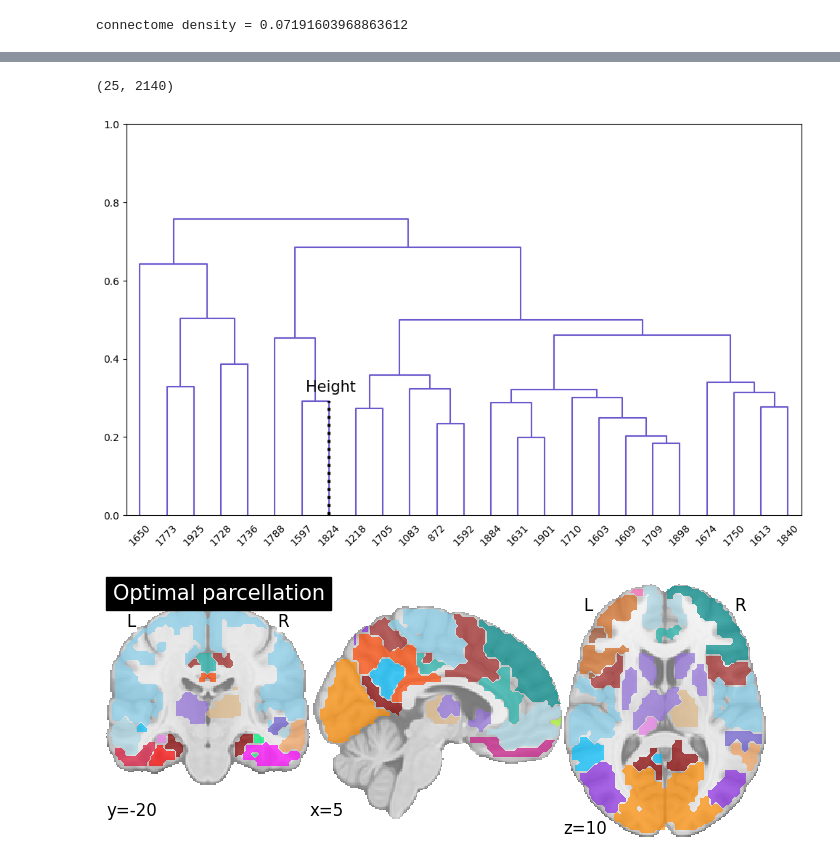
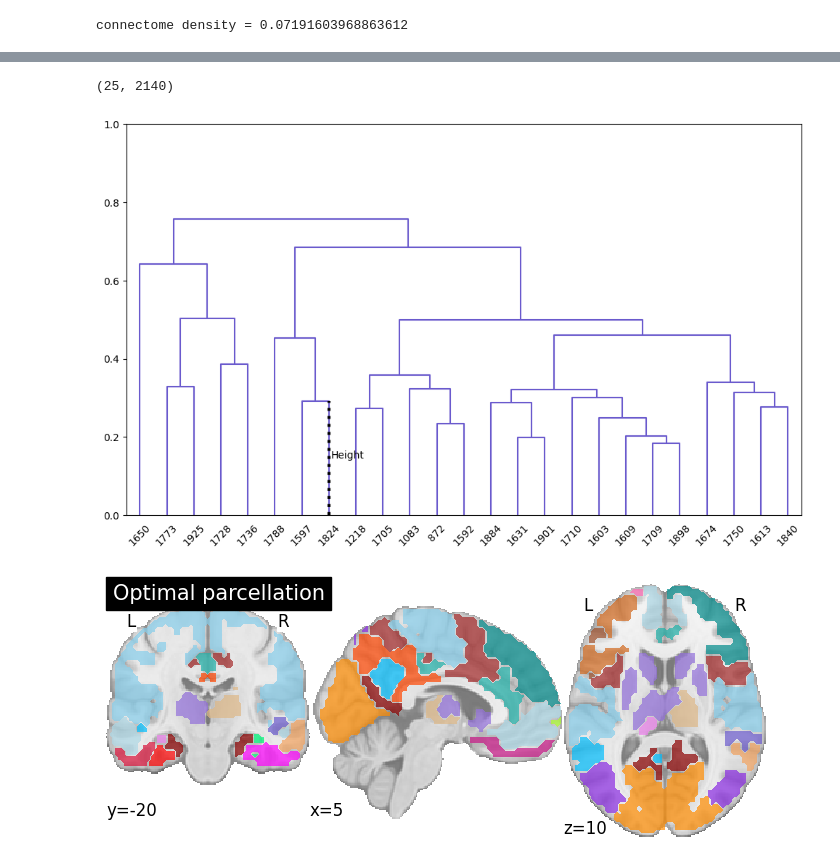
Before and after one commit to compneurobilbao/bha2, a Jupyter notebook: notebooks/05-tree-measures-for-optimal-parcellation.ipynb, the cells around one changed output, grey strips where cells are left out. Drawn from its saved outputs; the diff is of its cells as text; code cells hidden in the pictures.

```diff
--- a/notebooks/05-tree-measures-for-optimal-parcellation.ipynb
+++ b/notebooks/05-tree-measures-for-optimal-parcellation.ipynb
@@ -243,46 +171,37 @@ print(cc_mod.shape)
 den_mod = dendrogram(
     Z_mod, color_threshold=0, above_threshold_color=subtree_color, labels=module_rois
 )
+plt.ylim(0, 1)
 
 leaves_first_list_sorted_mod = Z_mod[:, 0][::-1].astype(int)
 leaves_second_list_sorted_mod = Z_mod[:, 1][::-1].astype(int)
 
 # draw the meaning of height for roi 4, roi 4 is module_rois[4]
 roi_selected = 19
 idx_in_first_list_mod = np.where(leaves_first_list_sorted_mod == roi_selected)[0]
 idx_in_second_list_mod = np.where(leaves_second_list_sorted_mod == roi_selected)[0]
 if idx_in_first_list_mod.size > 0:
     roi_height = height_in_tree_sorted_mod[idx_in_first_list_mod[0]]
     x_loc, y_loc = np.where(np.array(den_mod["dcoord"]) == roi_height)
     x = den_mod["icoord"][x_loc[0]][y_loc[0]]
 elif idx_in_second_list_mod.size > 0:
     roi_height = height_in_tree_sorted_mod[idx_in_second_list_mod[0]]
     x_loc, y_loc = np.where(np.array(den_mod["dcoord"]) == roi_height)
     x = den_mod["icoord"][x_loc[0]][y_loc[1]]
 
+plot_vline_dend(x, roi_height, 0, "Height")
 
-plt.ylim(0, 1)
-plt.axvline(x=x, ymin=0, ymax=roi_height, color="k", ls=":", lw=3)
-plt.annotate(
-    "Height",
-    (x, roi_height),
-    textcoords="offset points",
-    xytext=(2, 10),
-    ha="center",
-    color="k",
-    fontsize=15,
-)
 plt.savefig(
     os.path.join(
         project_path, "data", "figures", "opt_parcell_mod_inset_example.svg"
     ),
     dpi=300,
     bbox_inches="tight",
     format="svg",
 )
 # %% [output]
 (25, 2140)
-[figure, old version]
+[figure, new version]
 # %%
 mni_bg = plotting.plot_anat(
     cut_coords=[5, -20, 10],
```
Also changed, not shown: parts of 5 cells of this notebook, 1 other file.
